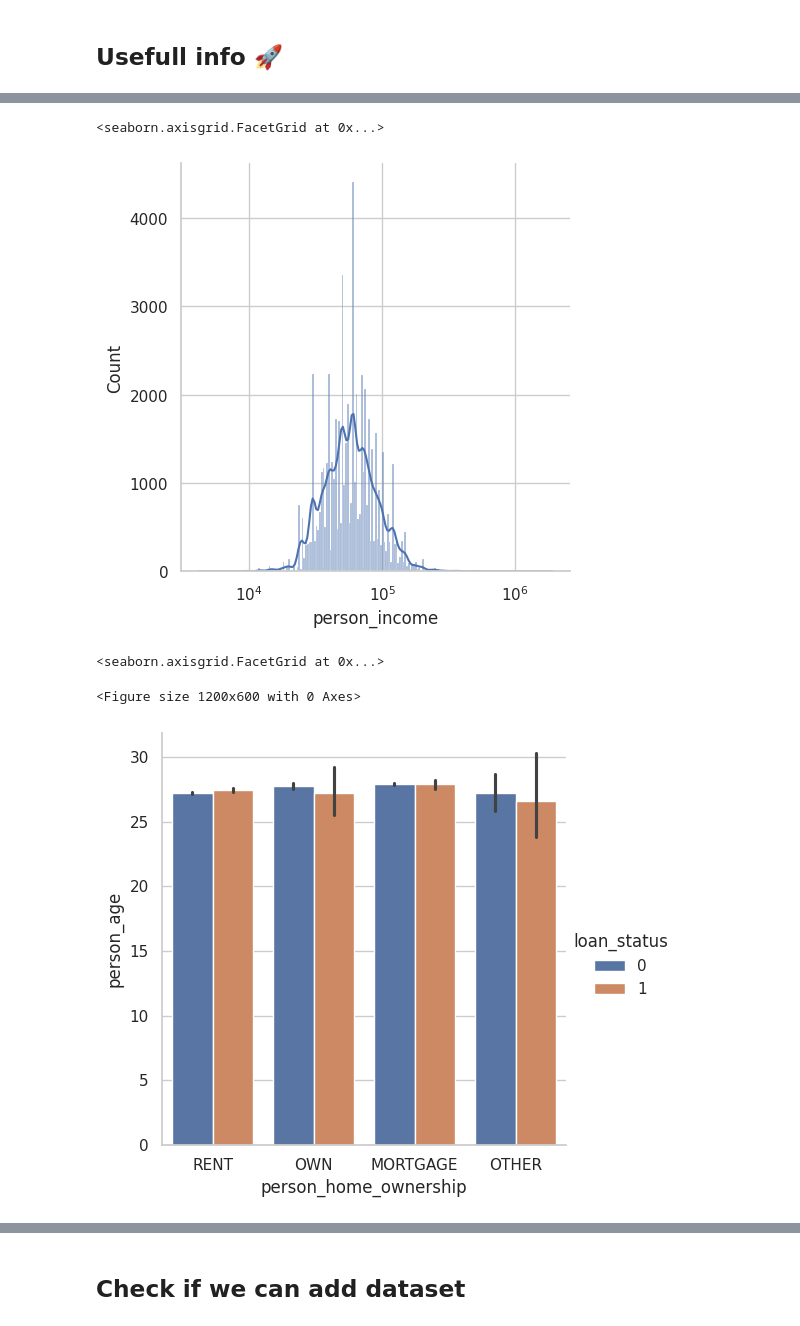
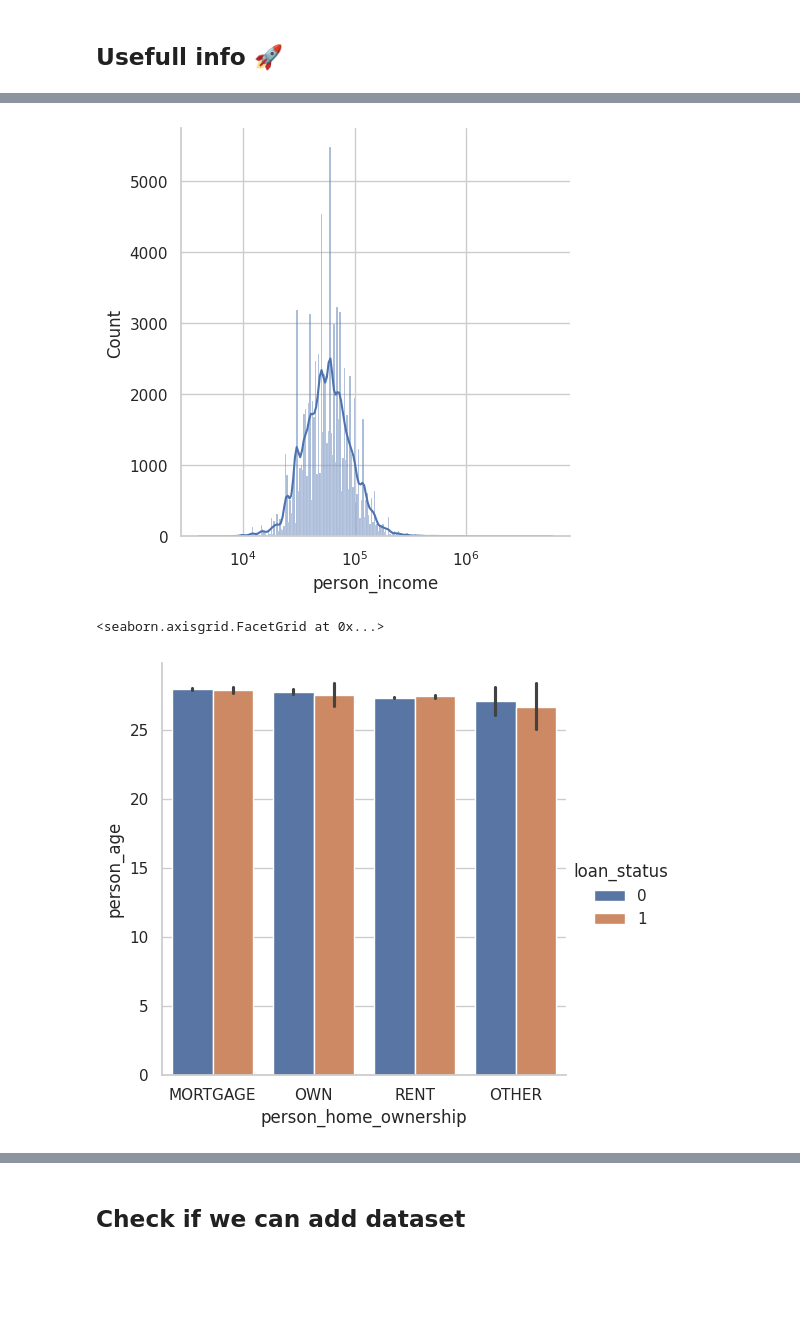
Before and after one commit to cosheimil/Loan-approval, a Jupyter notebook: notebooks/EDA.ipynb, the cells around one changed output, grey strips where cells are left out. Saved outputs shown, nothing was run; the diff lists cells and outputs as text; code cells hidden in the pictures; blank space fills up the shorter version.

Commit message:
some new graphs

```diff
--- a/notebooks/EDA.ipynb
+++ b/notebooks/EDA.ipynb
@@ -11,7 +11,8 @@ import matplotlib.pyplot as plt
 import altair as alt
 alt.data_transformers.disable_max_rows()
 sns.set_theme(
-    style="whitegrid"
+    # style="whitegrid",
+    rc={"figure.figsize": (12, 8)}
 )
 
 # Some tools
@@ -29,3 +26,5 @@ sample_df = pl.read_csv(folder_path / 'sample_submission.csv')
+# %%
+train_df = pl.read_csv(folder_path / 'concated.csv')
 # %%
 train_df.head()
 # %% [output]
@@ -95,18 +94,16 @@ sns.displot(
     data=train_df, x='person_income',
     log_scale=True, kde=True
 )
+plt.show()
 # %% [output]
-<seaborn.axisgrid.FacetGrid at 0x...>
-[figure, old version]
+[figure, new version]
 # %%
-plt.figure(figsize=(12, 6))
 sns.catplot(
     data=train_df, kind='bar',
     x='person_home_ownership', y='person_age',
     hue='loan_status'
 )
 # %% [output]
 <seaborn.axisgrid.FacetGrid at 0x...>
-<Figure size 1200x600 with 0 Axes>
-[figure, old version]
+[figure, new version]
 # %%
```
Also changed, not shown: parts of 11 cells of this notebook.
